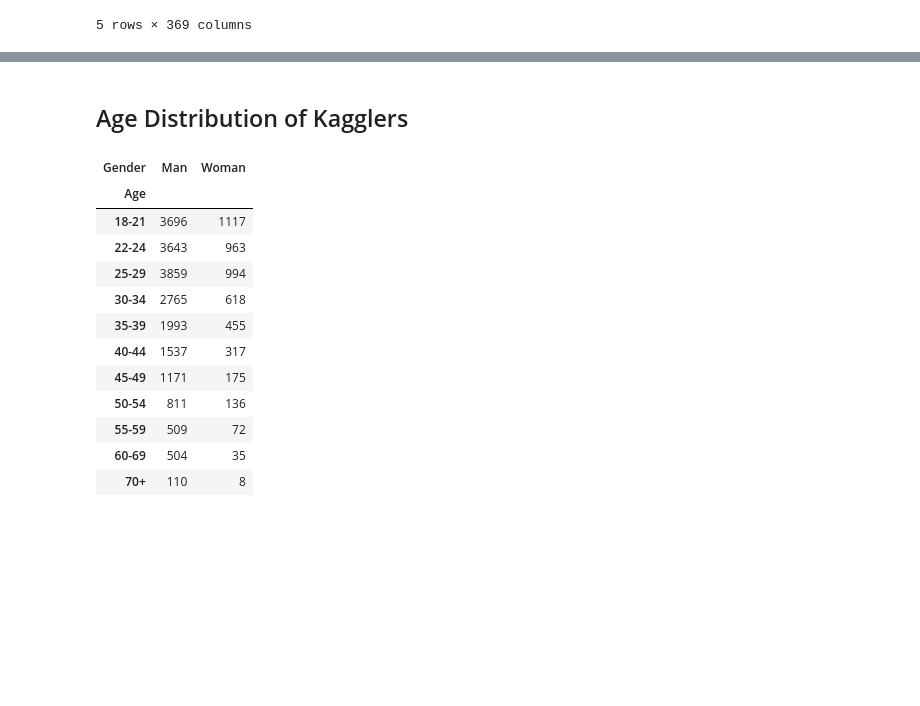
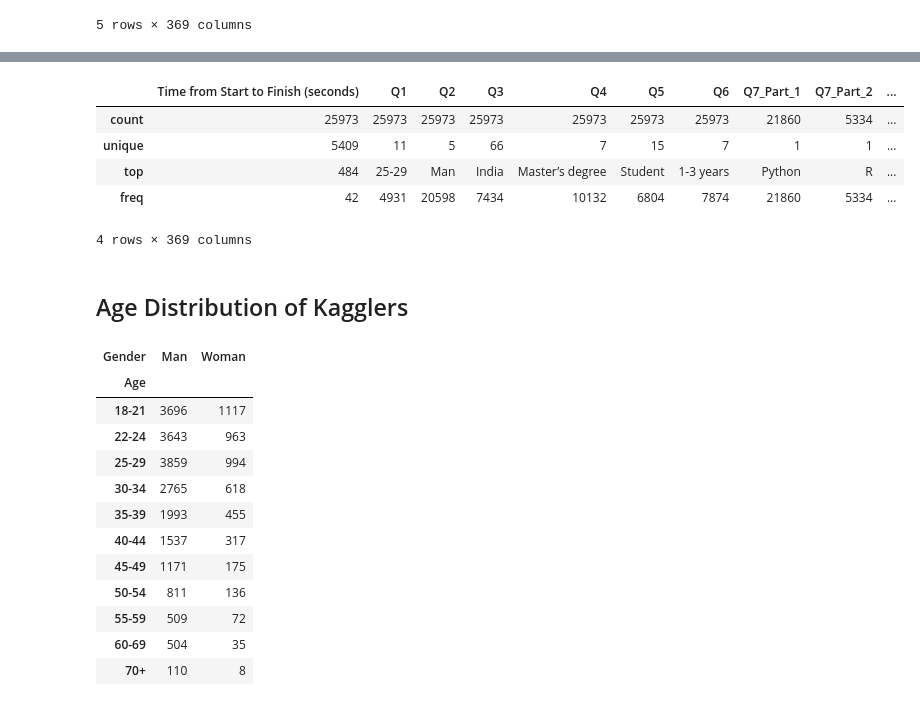
Before and after one commit to StephRoos/Data-Science, a Jupyter notebook: Kaggle_Survey/2021_Kaggle_Survey_Analysis.ipynb, the cells around one changed output, grey strips where cells are left out. Cells and saved outputs as stored; diff of their text form; code cells hidden in the pictures; blank space fills up the shorter version.

```diff
--- a/Kaggle_Survey/2021_Kaggle_Survey_Analysis.ipynb
+++ b/Kaggle_Survey/2021_Kaggle_Survey_Analysis.ipynb
@@ -34,3 +50,12 @@ df_a.head()
+# %%
+df_a.describe()
+# %% [output]
+|  | Time from Start to Finish (seconds) | Q1 | Q2 | Q3 | Q4 | Q5 | Q6 | Q7_Part_1 | Q7_Part_2 | ... |
+| count | 25973 | 25973 | 25973 | 25973 | 25973 | 25973 | 25973 | 21860 | 5334 | ... |
+| unique | 5409 | 11 | 5 | 66 | 7 | 15 | 7 | 1 | 1 | ... |
+| top | 484 | 25-29 | Man | India | Master’s degree | Student | 1-3 years | Python | R | ... |
+| freq | 42 | 4931 | 20598 | 7434 | 10132 | 6804 | 7874 | 21860 | 5334 | ... |
+4 rows × 369 columns
 # %% [markdown]
 ## Age Distribution of Kagglers
 # %%
```
Also changed, not shown: parts of 11 cells of this notebook, 18 other files.
